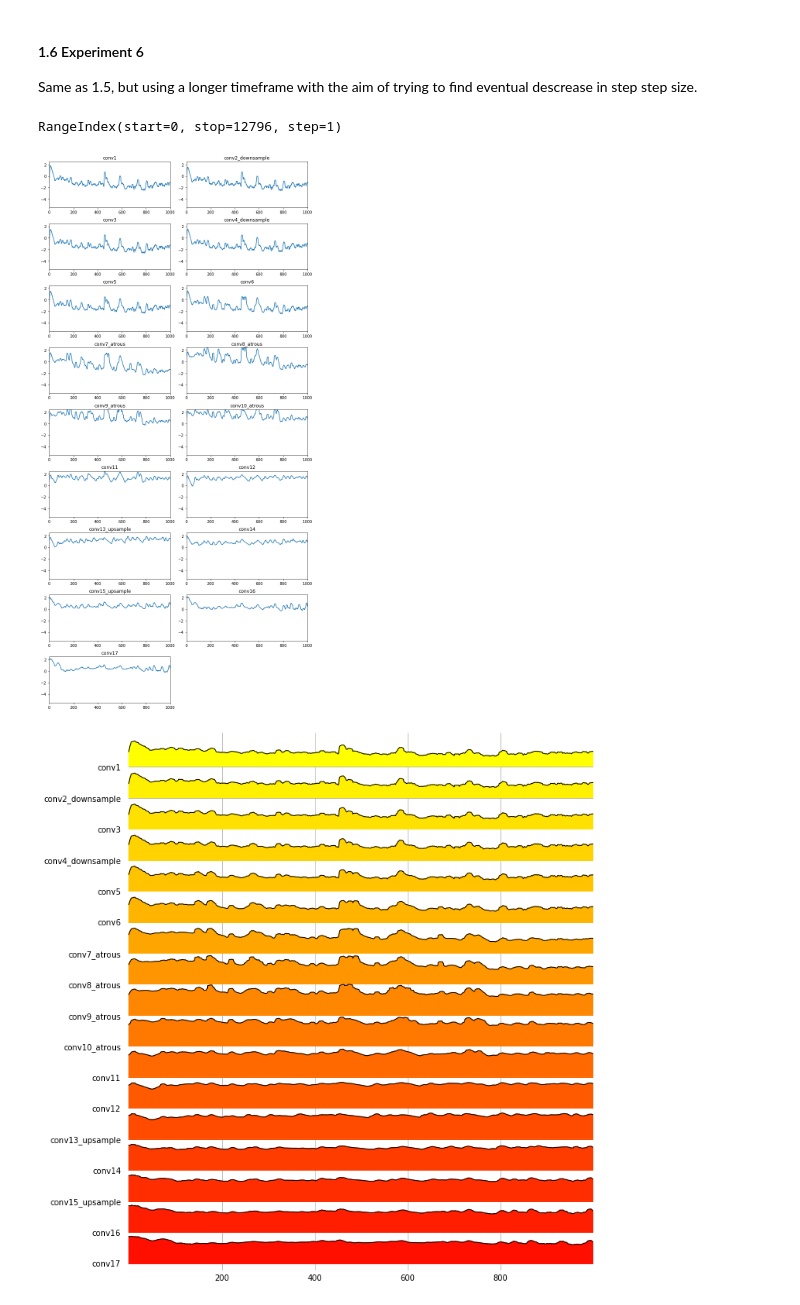
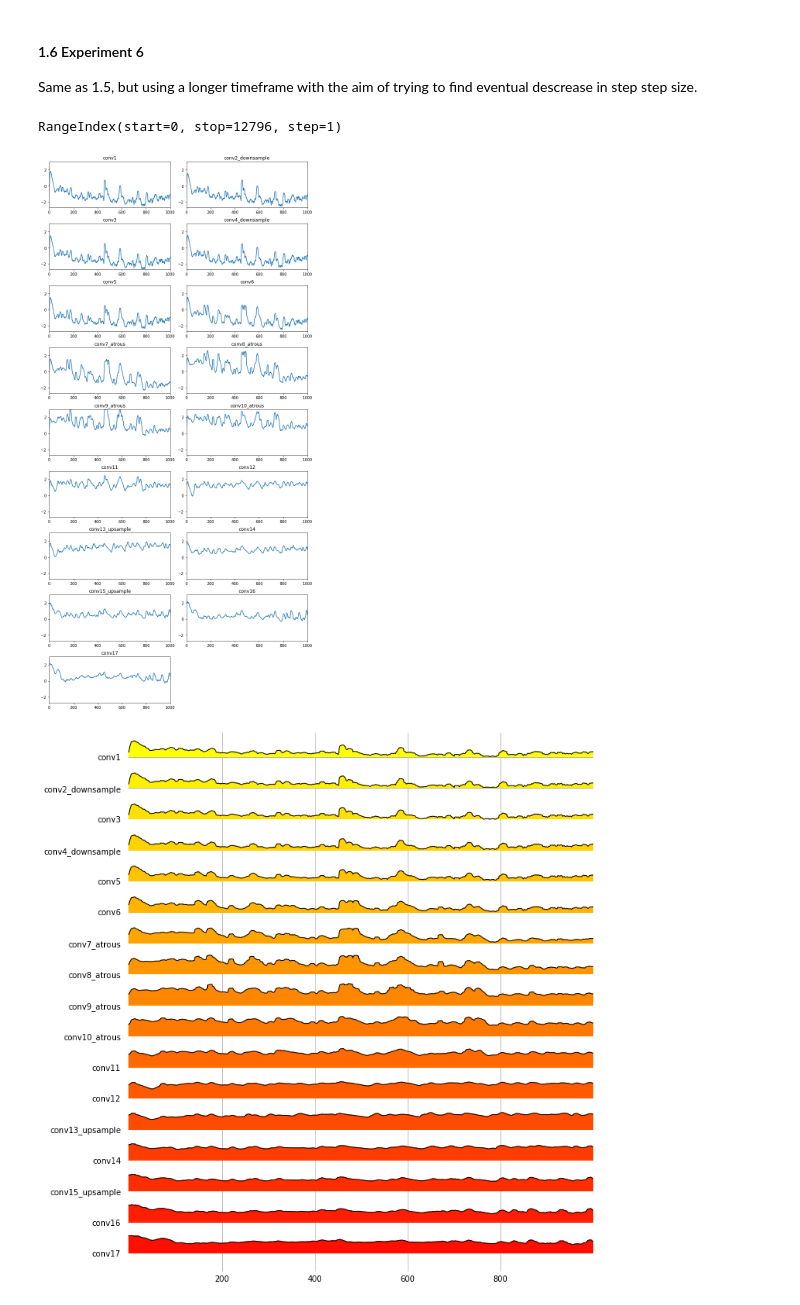
Before and after one commit to kevindoran/dip, a Jupyter notebook: notebooks/dip.ipynb, the cells around one changed output. Cells and saved outputs as stored; diff of their text form; code cells hidden in the pictures.

Commit message:
Fixed an issue whereby the derivative instrumentation wasn't working. Also changed the sytling for the output images.

```diff
--- a/notebooks/dip.ipynb
+++ b/notebooks/dip.ipynb
@@ -283,29 +283,30 @@ Same as 1.5, but using a longer timeframe with the aim of trying to find eventua
 # %%
 df = pd.read_pickle('../data/experiments/1/6/data.dataframe_pickle')
 x_max = df.index.stop
 # Best denoised image is ~400-600.
 x_max = 1000
-display_results3(df, x_max, y_min=-5.5, y_max=2.5, win_size=10)
+smoothing_win = 10
+display_results3(df, x_max, y_min=-2.7, y_max=3.0, win_size=smoothing_win)
 
 import joypy
 from matplotlib import cm
-smooth_df = df.rolling(10, center=True, win_type='boxcar', min_periods=1).mean()
+smooth_df = df.rolling(smoothing_win, center=True, win_type='boxcar', min_periods=1).mean()
 data =  np.log10(smooth_df[df.columns.to_list()[2:]])
 
 print(data.index)
 fig, axes = joypy.joyplot(
-    5.5+data,
+    2.5+data,
     figsize=(10,10),
     colormap=cm.autumn_r,
     linewidth=1,
     overlap=0.3,
     grid='both',
     kind='values',
     x_range=range(0, x_max))
 # %% [output]
 RangeIndex(start=0, stop=12796, step=1)
-[figure, old version]
+[figure, new version]
-[figure, old version]
+[figure, new version]
 # %%
 df.max
 # %% [output]
```
Also changed, not shown: 1 other file.
